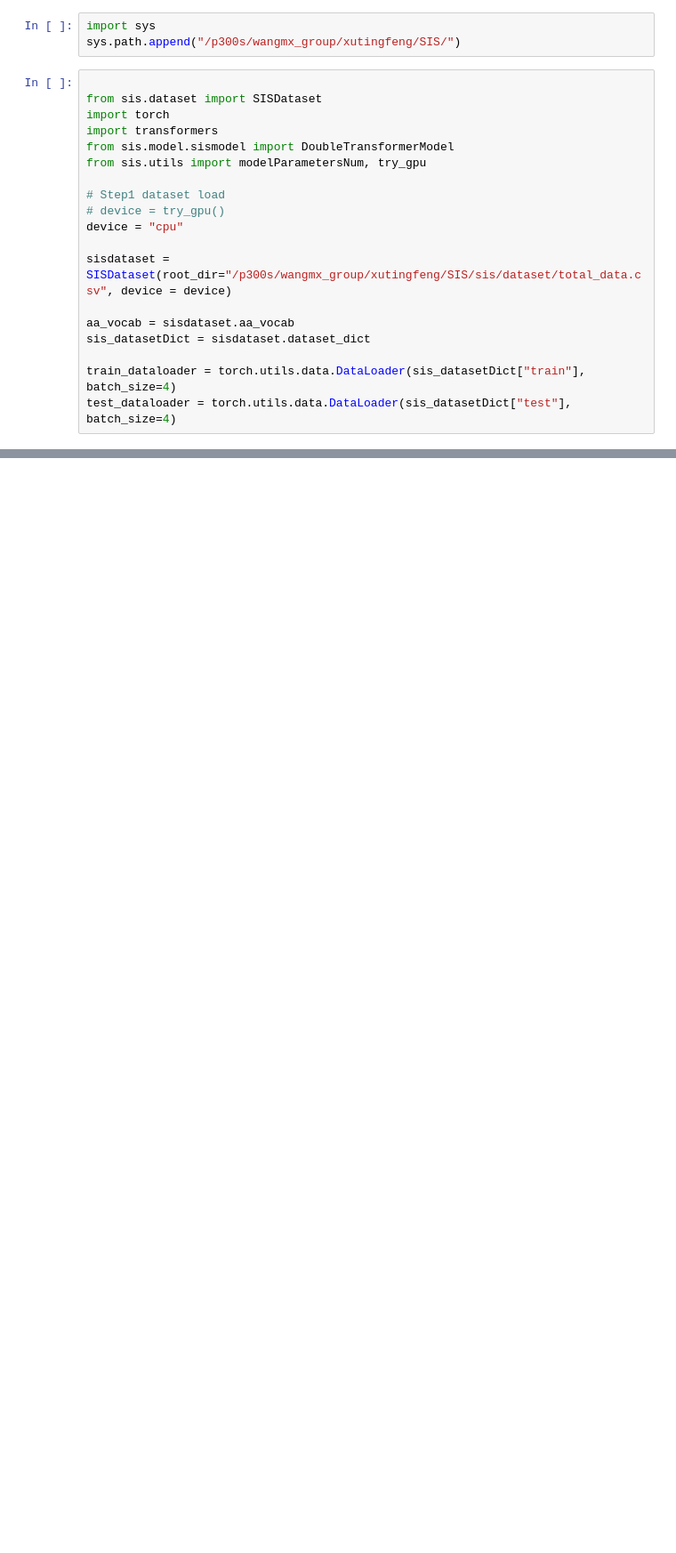
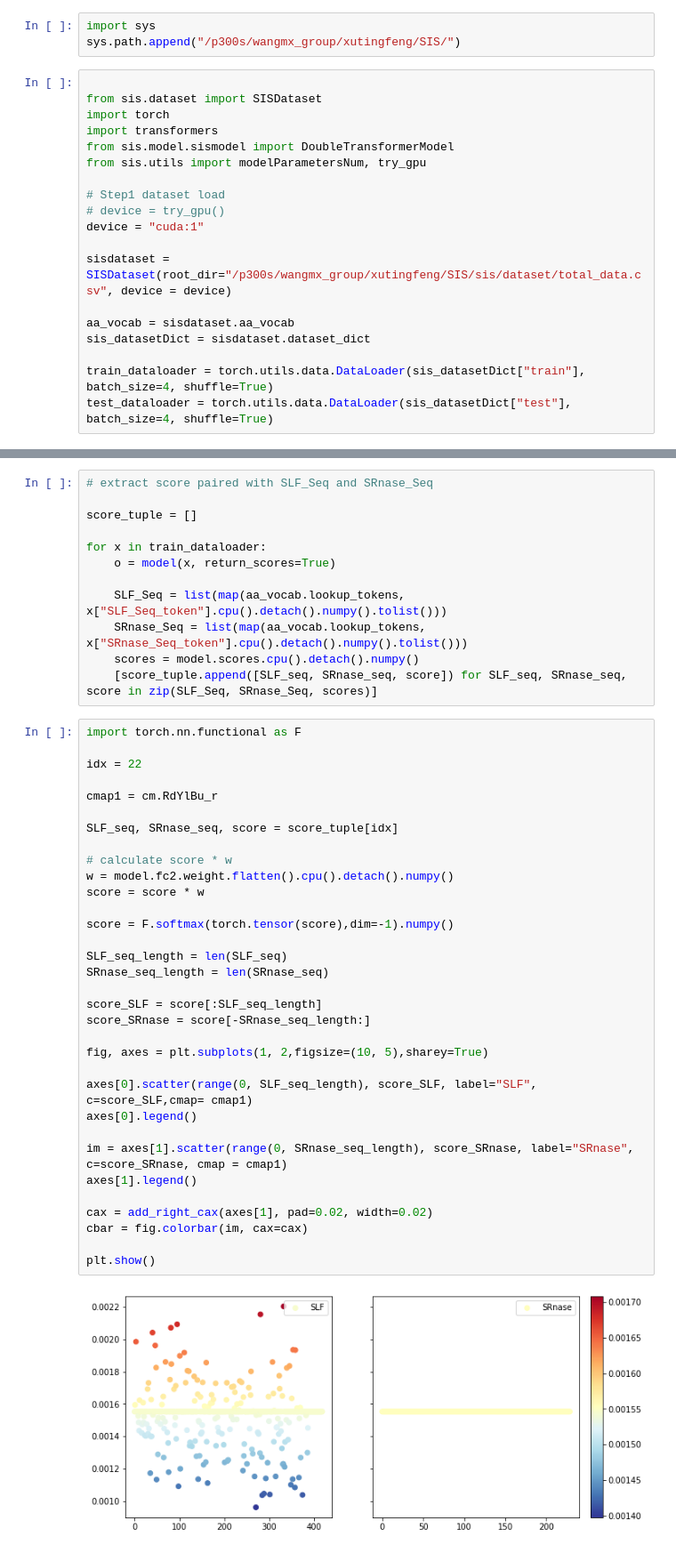
Before and after one commit to 1511878618/sis, a Jupyter notebook: pipline/4.training.ipynb, the cells around one changed output, grey strips where cells are left out. Shown: that part at 89% size. Saved outputs shown, nothing was run; the diff lists cells and outputs as text; blank space fills up the shorter version.

```diff
--- a/pipline/4.training.ipynb
+++ b/pipline/4.training.ipynb
@@ -11,15 +11,15 @@ from sis.utils import modelParametersNum, try_gpu
 
 # Step1 dataset load
 # device = try_gpu()
-device = "cpu"
+device = "cuda:1"
 
 sisdataset = SISDataset(root_dir="/p300s/wangmx_group/xutingfeng/SIS/sis/dataset/total_data.csv", device = device)
 
 aa_vocab = sisdataset.aa_vocab
 sis_datasetDict = sisdataset.dataset_dict
 
-train_dataloader = torch.utils.data.DataLoader(sis_datasetDict["train"], batch_size=4)
-test_dataloader = torch.utils.data.DataLoader(sis_datasetDict["test"], batch_size=4)
+train_dataloader = torch.utils.data.DataLoader(sis_datasetDict["train"], batch_size=4, shuffle=True)
+test_dataloader = torch.utils.data.DataLoader(sis_datasetDict["test"], batch_size=4, shuffle=True)
 # %% [output]
 Using custom data configuration default-52200760334198e7
 Reusing dataset csv (/home/xutingfeng/.cache/huggingface/datasets/csv/default-52200760334198e7/0.0.0/652c3096f041ee27b04d2232d41f10547a8fecda3e284a79a0ec4053c916ef7a)
@@ -70,0 +206,47 @@ test: loss 1.806 and acc is 0.533
+# %%
+# extract score paired with SLF_Seq and SRnase_Seq
+
+score_tuple = []
+
+for x in train_dataloader:
+    o = model(x, return_scores=True)
+
+    SLF_Seq = list(map(aa_vocab.lookup_tokens, x["SLF_Seq_token"].cpu().detach().numpy().tolist()))
+    SRnase_Seq = list(map(aa_vocab.lookup_tokens, x["SRnase_Seq_token"].cpu().detach().numpy().tolist()))
+    scores = model.scores.cpu().detach().numpy()
+    [score_tuple.append([SLF_seq, SRnase_seq, score]) for SLF_seq, SRnase_seq, score in zip(SLF_Seq, SRnase_Seq, scores)]
+# %%
+import torch.nn.functional as F
+
+idx = 22
+
+cmap1 = cm.RdYlBu_r
+
+SLF_seq, SRnase_seq, score = score_tuple[idx]
+
+# calculate score * w
+w = model.fc2.weight.flatten().cpu().detach().numpy()
+score = score * w
+
+score = F.softmax(torch.tensor(score),dim=-1).numpy()
+
+SLF_seq_length = len(SLF_seq)
+SRnase_seq_length = len(SRnase_seq)
+
+score_SLF = score[:SLF_seq_length]
+score_SRnase = score[-SRnase_seq_length:]
+
+fig, axes = plt.subplots(1, 2,figsize=(10, 5),sharey=True)
+
+axes[0].scatter(range(0, SLF_seq_length), score_SLF, label="SLF", c=score_SLF,cmap= cmap1)
+axes[0].legend()
+
+im = axes[1].scatter(range(0, SRnase_seq_length), score_SRnase, label="SRnase", c=score_SRnase, cmap = cmap1)
+axes[1].legend()
+
+cax = add_right_cax(axes[1], pad=0.02, width=0.02)
+cbar = fig.colorbar(im, cax=cax)
+
+plt.show()
+# %% [output]
+[figure, added]
```
Also changed, not shown: parts of 9 cells of this notebook, 9 other files.
